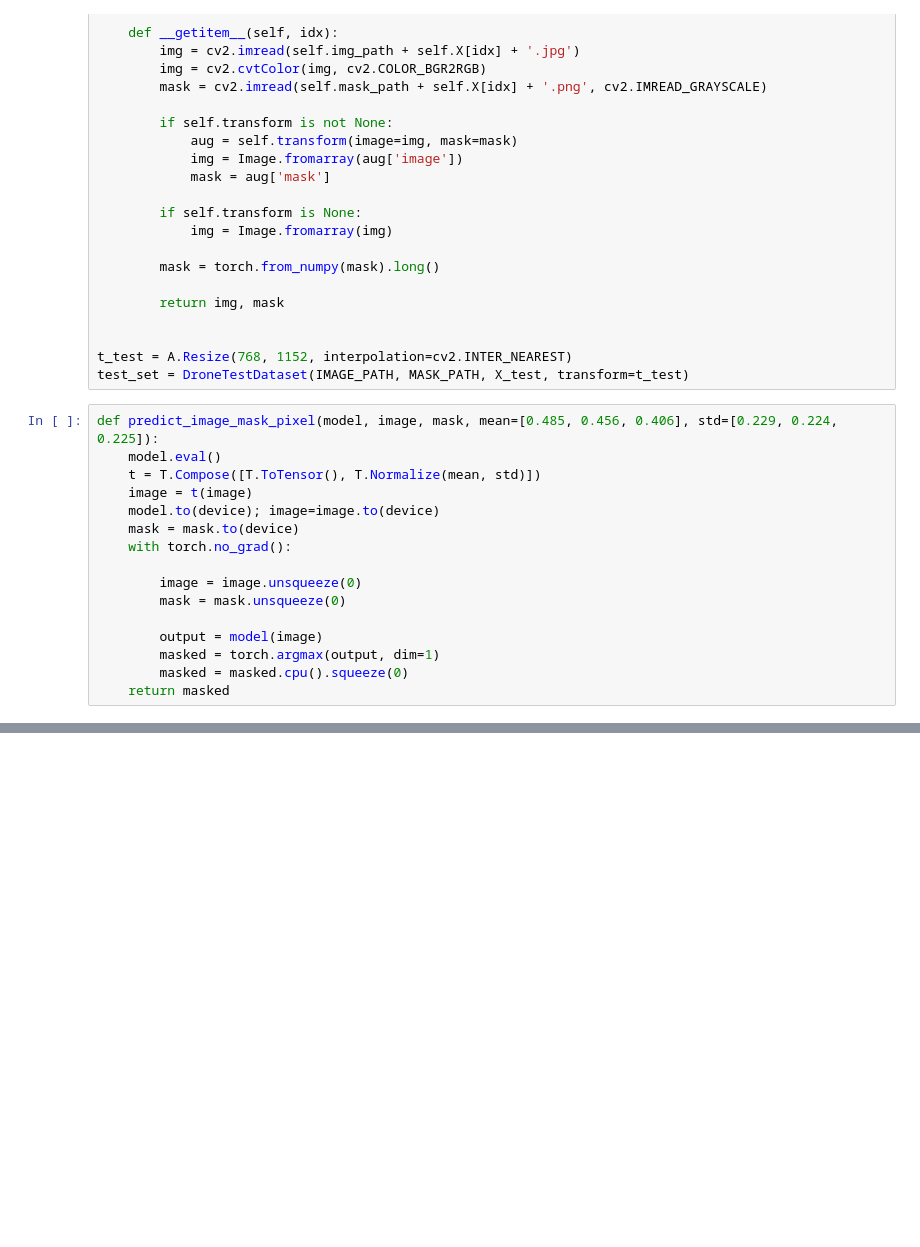
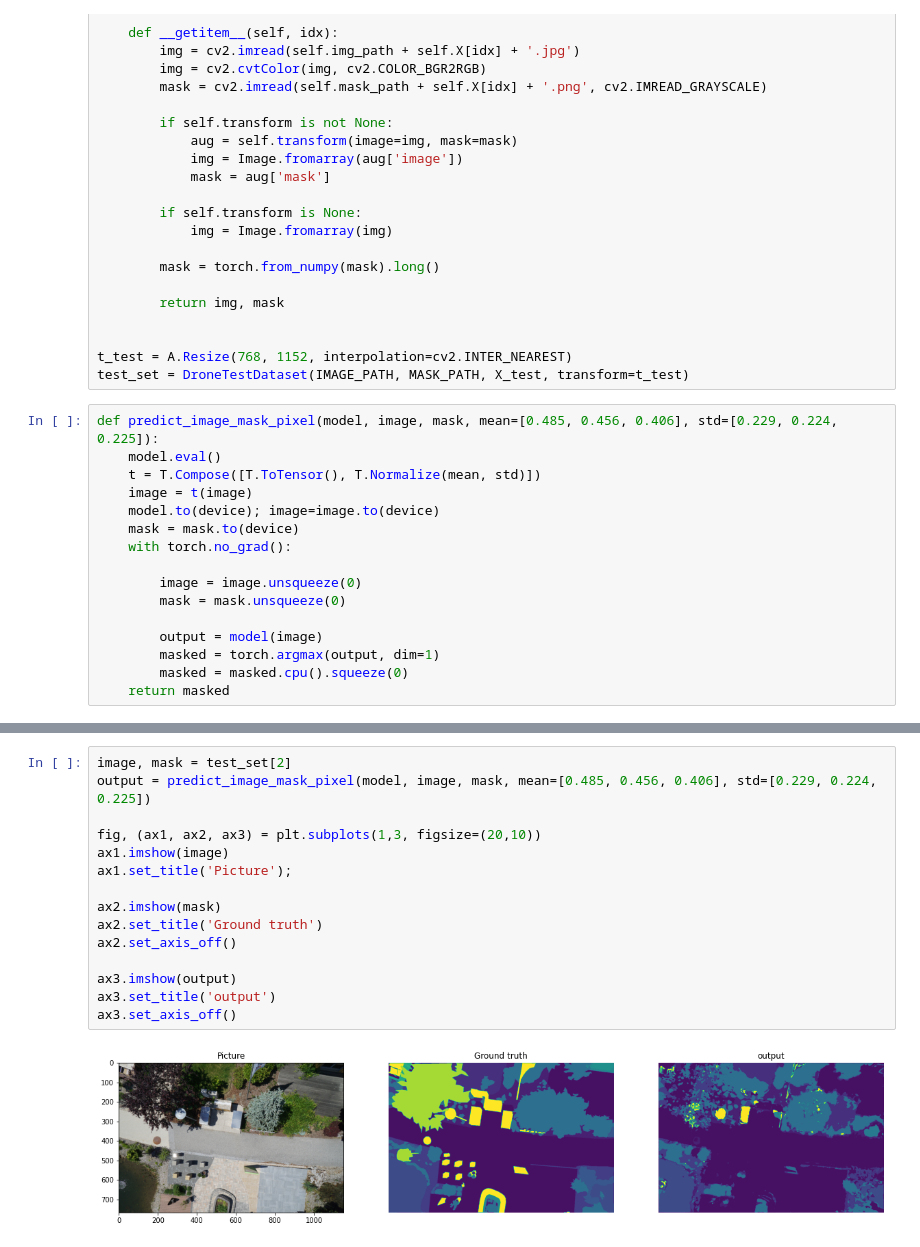
Before and after one commit to mishabar410/ML, a Jupyter notebook: semantical_segmentation/U_net.ipynb, the cells around one changed output, grey strips where cells are left out. Cells and saved outputs as stored; diff of their text form; blank space fills up the shorter version.

```diff
--- a/semantical_segmentation/U_net.ipynb
+++ b/semantical_segmentation/U_net.ipynb
@@ -394,3 +447,20 @@ def predict_image_mask_pixel(model, image, mask, mean=[0.485, 0.456, 0.406], std
+# %%
+image, mask = test_set[2]
+output = predict_image_mask_pixel(model, image, mask, mean=[0.485, 0.456, 0.406], std=[0.229, 0.224, 0.225])
+
+fig, (ax1, ax2, ax3) = plt.subplots(1,3, figsize=(20,10))
+ax1.imshow(image)
+ax1.set_title('Picture');
+
+ax2.imshow(mask)
+ax2.set_title('Ground truth')
+ax2.set_axis_off()
+
+ax3.imshow(output)
+ax3.set_title('output')
+ax3.set_axis_off()
+# %% [output]
+[figure, added]
 # %%
 image, mask = test_set[0]
 output = predict_image_mask_pixel(model, image, mask, mean=[0.485, 0.456, 0.406], std=[0.229, 0.224, 0.225])
```
Also changed, not shown: parts of 10 cells of this notebook.
